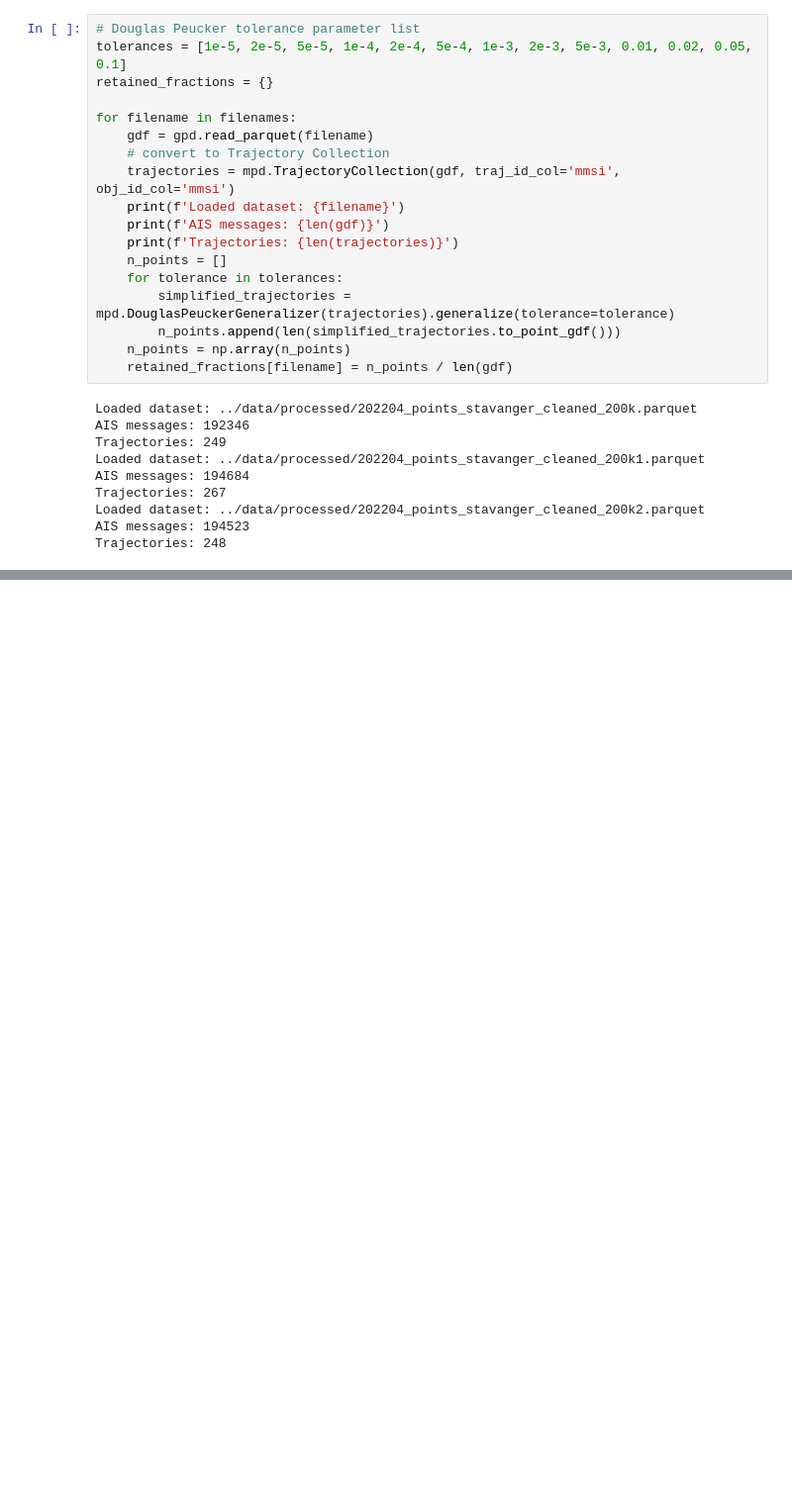
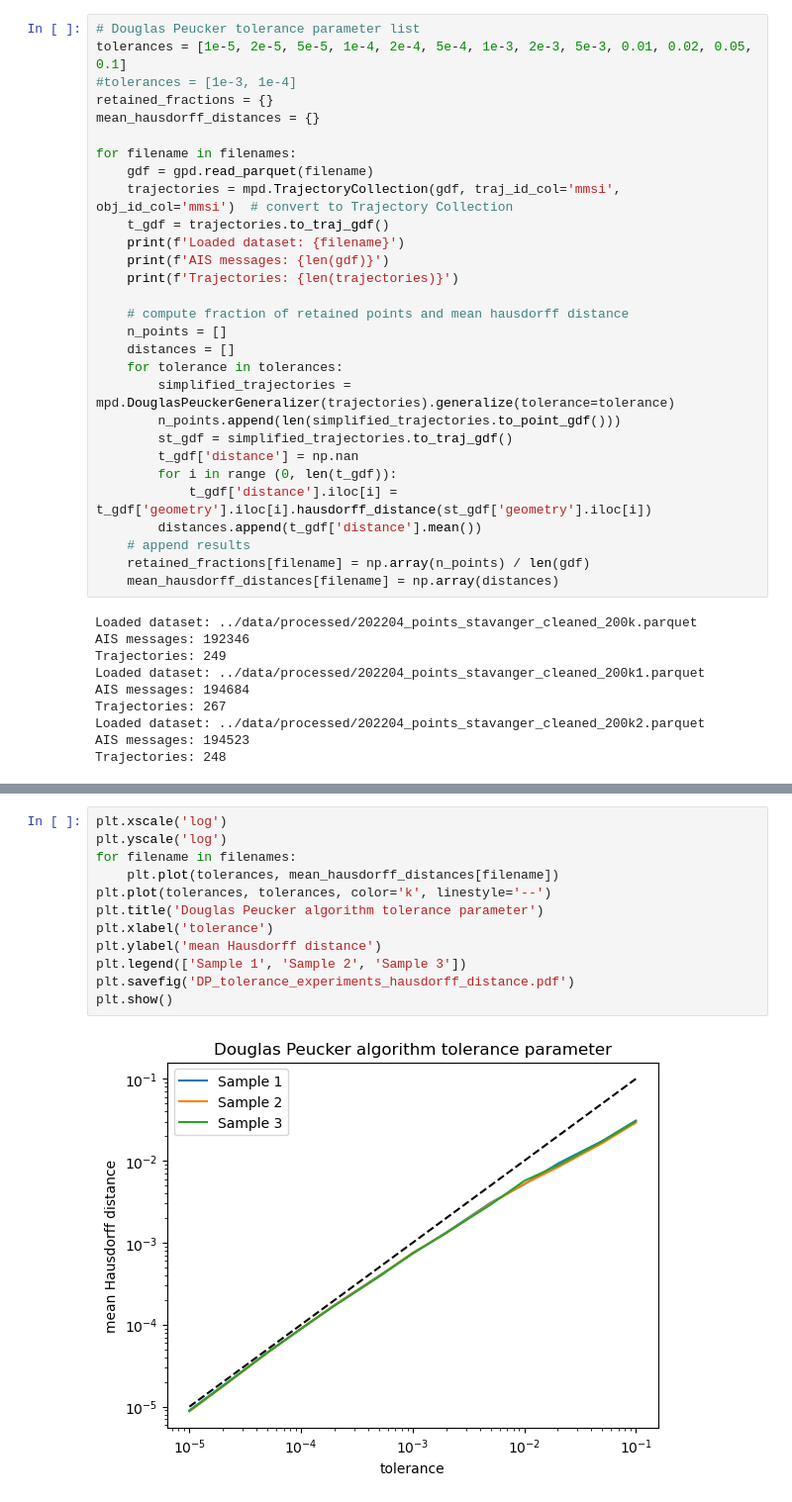
Before and after one commit to vhffm/maritime_route_prediction, a Jupyter notebook: notebooks/8_parameters_DP_jhw.ipynb, the cells around one changed output, grey strips where cells are left out. Shown at 99% size. Saved outputs shown, nothing was run; the diff lists cells and outputs as text; blank space fills up the shorter version.

Commit message:
added clustering wioth OPTICS algorithm. Scrutinized DP tolerance parameter with Hausdorff distance

```diff
--- a/notebooks/8_parameters_DP_jhw.ipynb
+++ b/notebooks/8_parameters_DP_jhw.ipynb
@@ -27,21 +28,32 @@ filenames = ['../data/processed/202204_points_stavanger_cleaned_200k.parquet',
 # %%
 # Douglas Peucker tolerance parameter list
 tolerances = [1e-5, 2e-5, 5e-5, 1e-4, 2e-4, 5e-4, 1e-3, 2e-3, 5e-3, 0.01, 0.02, 0.05, 0.1]
+#tolerances = [1e-3, 1e-4]
 retained_fractions = {}
+mean_hausdorff_distances = {}
 
 for filename in filenames:
     gdf = gpd.read_parquet(filename)
-    # convert to Trajectory Collection
-    trajectories = mpd.TrajectoryCollection(gdf, traj_id_col='mmsi', obj_id_col='mmsi')
+    trajectories = mpd.TrajectoryCollection(gdf, traj_id_col='mmsi', obj_id_col='mmsi')  # convert to Trajectory Collection
+    t_gdf = trajectories.to_traj_gdf()
     print(f'Loaded dataset: {filename}')
     print(f'AIS messages: {len(gdf)}')
     print(f'Trajectories: {len(trajectories)}')
+
+    # compute fraction of retained points and mean hausdorff distance
     n_points = []
+    distances = []
     for tolerance in tolerances:
         simplified_trajectories = mpd.DouglasPeuckerGeneralizer(trajectories).generalize(tolerance=tolerance)
         n_points.append(len(simplified_trajectories.to_point_gdf()))
-    n_points = np.array(n_points)
-    retained_fractions[filename] = n_points / len(gdf)
+        st_gdf = simplified_trajectories.to_traj_gdf()
+        t_gdf['distance'] = np.nan
+        for i in range (0, len(t_gdf)):
+            t_gdf['distance'].iloc[i] = t_gdf['geometry'].iloc[i].hausdorff_distance(st_gdf['geometry'].iloc[i])
+        distances.append(t_gdf['distance'].mean())
+    # append results
+    retained_fractions[filename] = np.array(n_points) / len(gdf)
+    mean_hausdorff_distances[filename] = np.array(distances)
 # %% [output]
 Loaded dataset: ../data/processed/202204_points_stavanger_cleaned_200k.parquet
 AIS messages: 192346
@@ -65,3 +77,17 @@ plt.savefig('DP_tolerance_experiments.pdf')
 plt.show()
 # %% [output]
 [figure]
+# %%
+plt.xscale('log')
+plt.yscale('log')
+for filename in filenames:
+    plt.plot(tolerances, mean_hausdorff_distances[filename])
+plt.plot(tolerances, tolerances, color='k', linestyle='--')
+plt.title('Douglas Peucker algorithm tolerance parameter')
+plt.xlabel('tolerance')
+plt.ylabel('mean Hausdorff distance')
+plt.legend(['Sample 1', 'Sample 2', 'Sample 3'])
+plt.savefig('DP_tolerance_experiments_hausdorff_distance.pdf')
+plt.show()
+# %% [output]
+[figure, added]
```
Also changed, not shown: parts of 2 cells of this notebook, 7 other files.
